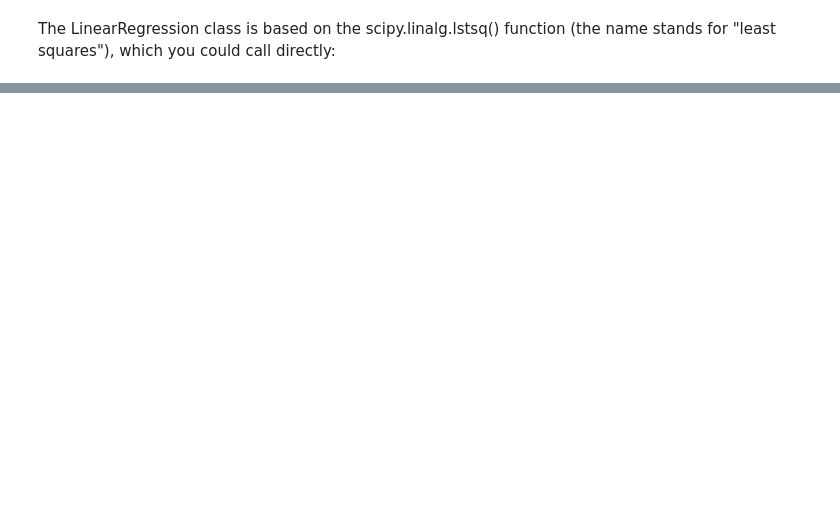
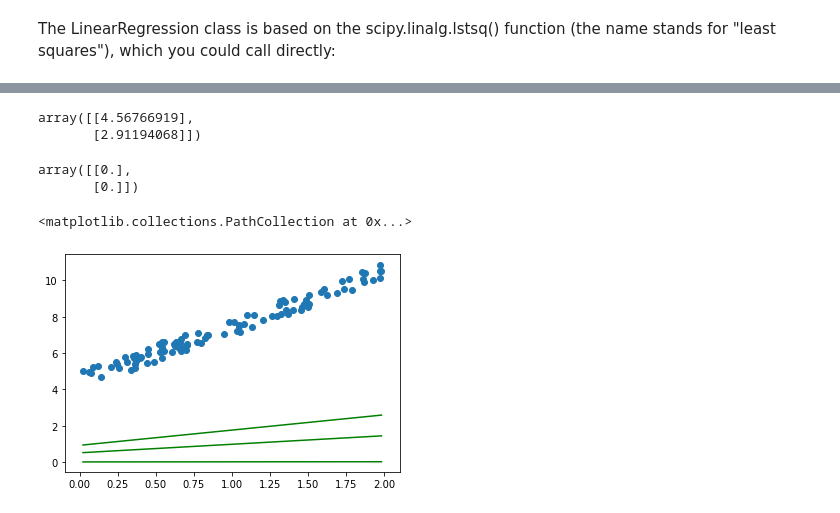
Before and after one commit to SubhoBasak/Learning_DataScience, a Jupyter notebook: TrainingModels/training_models.ipynb, the cells around one changed output, grey strips where cells are left out. Saved outputs shown, nothing was run; the diff lists cells and outputs as text; code cells hidden in the pictures; blank space fills up the shorter version.

```diff
--- a/TrainingModels/training_models.ipynb
+++ b/TrainingModels/training_models.ipynb
@@ -144,0 +161,44 @@ array([4.55906683, 2.91310482])
+# %%
+for iteration in range(n_iterations):
+    gradients = 2/m * X_b.T.dot(X_b.dot(theta) - y.reshape(-1, 1))
+    theta = theta - eta * gradients
+# %%
+theta
+# %% [output]
+array([[4.56766919],
+       [2.91194068]])
+# %%
+count = 0
+
+def plot_lines(theta, alpha = 1.0, lrn_rate = None):
+    global count
+
+    x1, x2 = min(X), max(X)
+    y1 = theta[0][0]+theta[1][0]*x1
+    y2 = theta[0][0]+theta[1][0]*x2
+    if lrn_rate != None:
+        plt.scatter(count, lrn_rate)
+        count += 0.0004
+    else:
+        plt.plot([x1, x2], [y1, y2], 'g-', alpha = alpha)
+# %%
+n_iterations = 200
+
+theta = np.zeros((2, 1))
+theta
+# %% [output]
+array([[0.],
+       [0.]])
+# %%
+eta = 0.00001
+# %%
+for i in range(n_iterations):
+    gradients = X_b.T.dot(X_b.dot(theta) - y)
+    theta = theta - eta * gradients
+    if i%100 == 0:
+        plot_lines(theta)
+plot_lines(theta)
+plt.scatter(X, y)
+# %% [output]
+<matplotlib.collections.PathCollection at 0x...>
+[figure, added]
```
Also changed, not shown: parts of 50 cells of this notebook, 1 other file.
